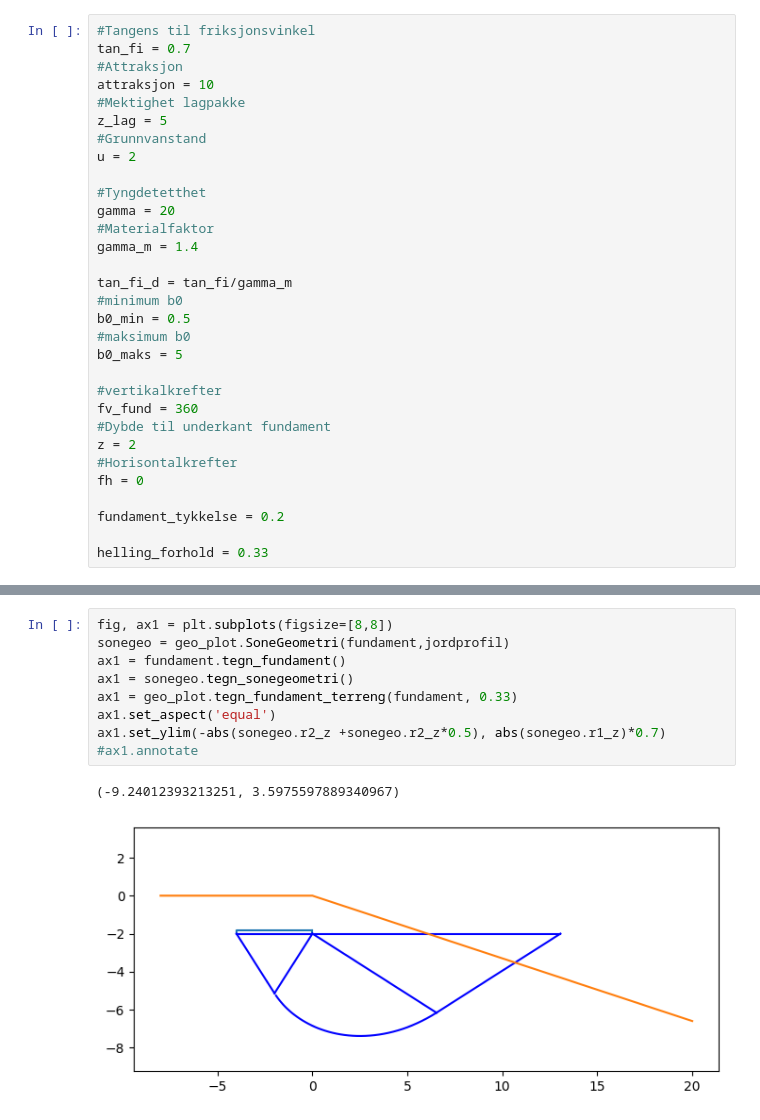
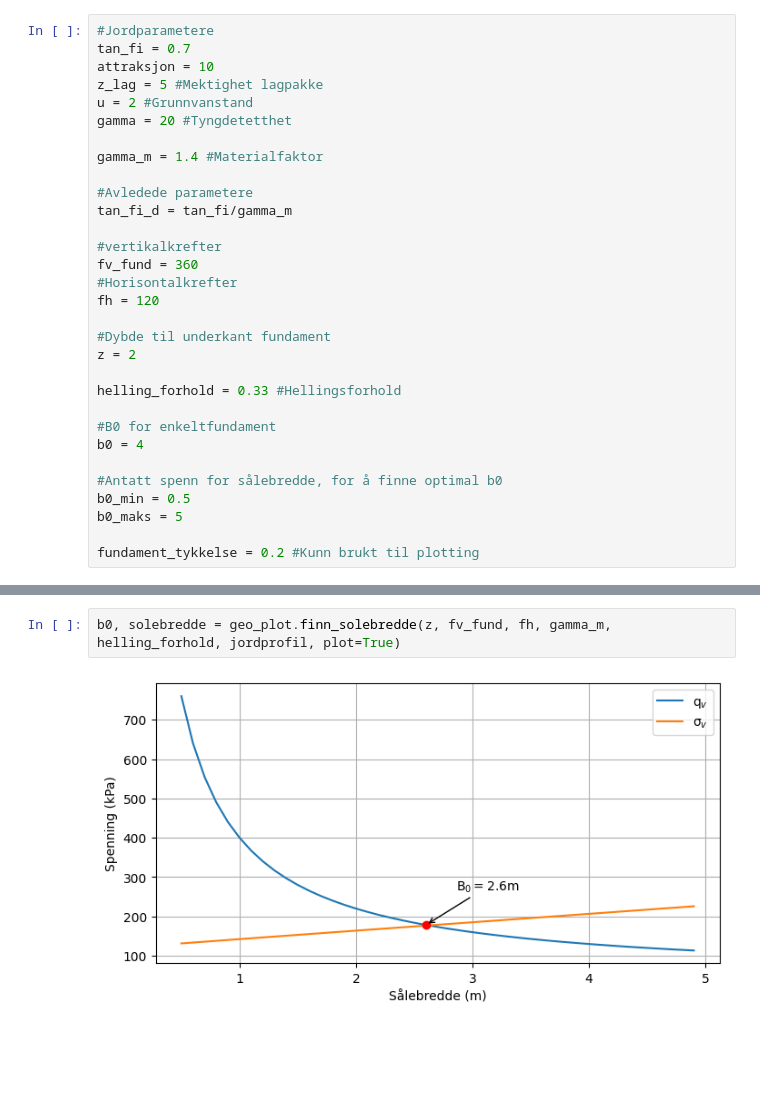
Before and after one commit to jhaalbu/geotoolz, a Jupyter notebook: V220_eksempel_692.ipynb, the cells around one changed output, grey strips where cells are left out. Drawn from its saved outputs; the diff is of its cells as text; blank space fills up the shorter version.

```diff
--- a/V220_eksempel_692.ipynb
+++ b/V220_eksempel_692.ipynb
@@ -7,32 +12,32 @@ import matplotlib.pyplot as plt
 # %%
-#Tangens til friksjonsvinkel
+#Jordparametere
 tan_fi = 0.7
-#Attraksjon
 attraksjon = 10
-#Mektighet lagpakke
-z_lag = 5
-#Grunnvanstand
-u = 2
+z_lag = 5 #Mektighet lagpakke
+u = 2 #Grunnvanstand
+gamma = 20 #Tyngdetetthet
 
-#Tyngdetetthet
-gamma = 20
-#Materialfaktor
-gamma_m = 1.4
+gamma_m = 1.4 #Materialfaktor
 
+#Avledede parametere
 tan_fi_d = tan_fi/gamma_m
-#minimum b0
-b0_min = 0.5
-#maksimum b0
-b0_maks = 5
 
 #vertikalkrefter
 fv_fund = 360
+#Horisontalkrefter
+fh = 120
+
 #Dybde til underkant fundament
 z = 2
-#Horisontalkrefter
-fh = 0
 
-fundament_tykkelse = 0.2
+helling_forhold = 0.33 #Hellingsforhold
 
-helling_forhold = 0.33
+#B0 for enkeltfundament
+b0 = 4
+
+#Antatt spenn for sålebredde, for å finne optimal b0
+b0_min = 0.5
+b0_maks = 5
+
+fundament_tykkelse = 0.2 #Kunn brukt til plotting
 # %%
@@ -91,12 +53,4 @@ b0:4, rb:0.0, Nq:12.593993285479867, Ngamma:12.092788888010524, Sigma_v:350.3577
-# %%
-fig, ax1 = plt.subplots(figsize=[8,8])
-sonegeo = geo_plot.SoneGeometri(fundament,jordprofil)
-ax1 = fundament.tegn_fundament()
-ax1 = sonegeo.tegn_sonegeometri()
-ax1 = geo_plot.tegn_fundament_terreng(fundament, 0.33)
-ax1.set_aspect('equal')
-ax1.set_ylim(-abs(sonegeo.r2_z +sonegeo.r2_z*0.5), abs(sonegeo.r1_z)*0.7)
-#ax1.annotate
-# %% [output]
-(-9.24012393213251, 3.5975597889340967)
-[figure, removed]
+# %%
+b0, solebredde = geo_plot.finn_solebredde(z, fv_fund, fh, gamma_m, helling_forhold, jordprofil, plot=True)
+# %% [output]
+[figure, added]
```
Also changed, not shown: parts of 8 cells of this notebook, 2 other files.
